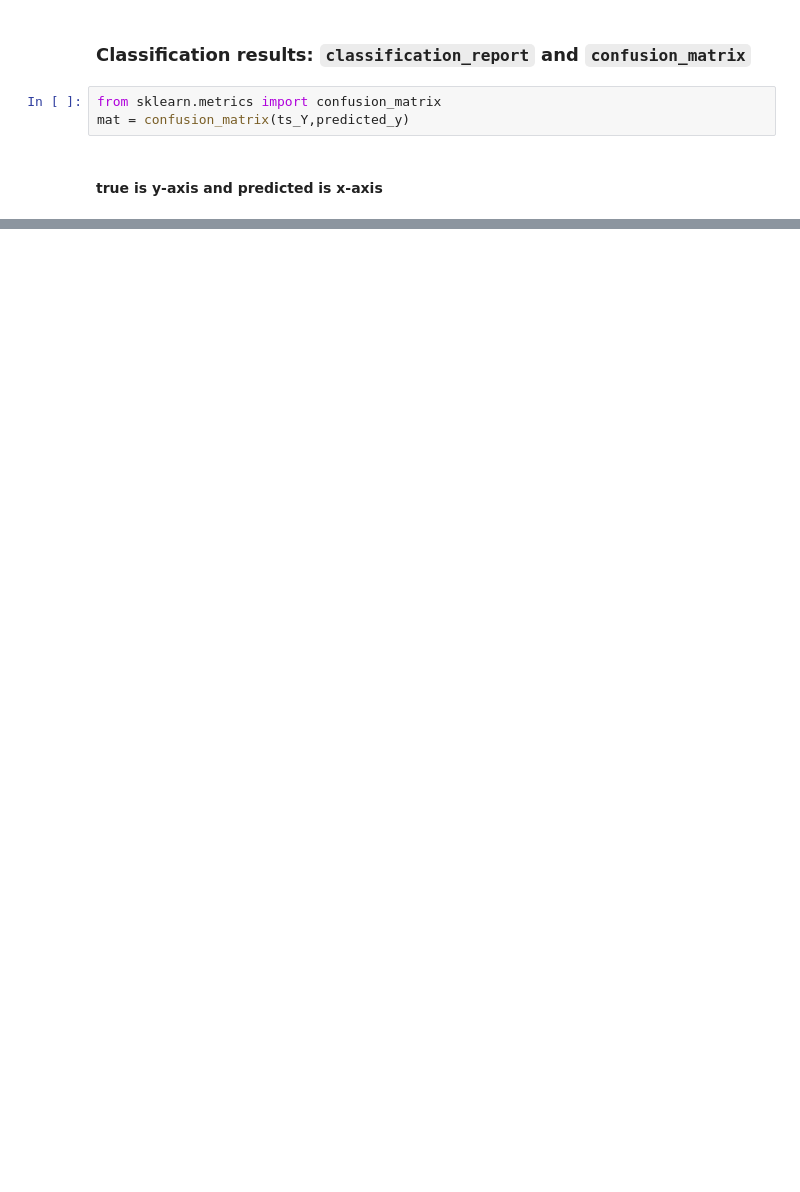
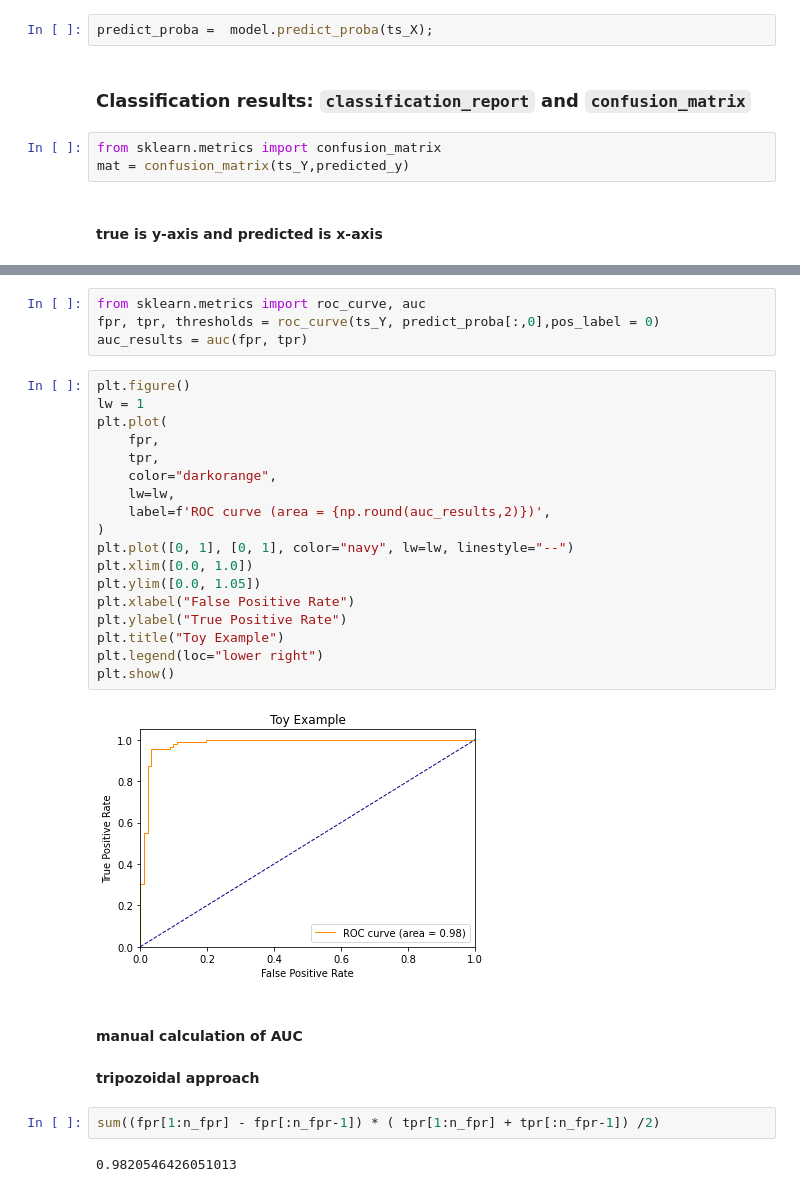
Before and after one commit to Xingchen-Yu/Python_stuff, a Jupyter notebook: sklearn_modeling.ipynb, the cells around one changed output, grey strips where cells are left out. Saved outputs shown, nothing was run; the diff lists cells and outputs as text; blank space fills up the shorter version.

```diff
--- a/sklearn_modeling.ipynb
+++ b/sklearn_modeling.ipynb
@@ -104,6 +104,8 @@ model = GaussianNB()
 tr_X, ts_X, tr_Y, ts_Y = train_test_split(X,y,test_size=0.2,random_state =0)
 model.fit(tr_X, tr_Y)
 predicted_y = model.predict(ts_X);
+# %%
+predict_proba =  model.predict_proba(ts_X);
 # %% [markdown]
 ### Classification results: `classification_report` and `confusion_matrix`
 # %%
@@ -138,0 +159,32 @@ weighted avg       0.98      0.98      0.98       200
+# %%
+from sklearn.metrics import roc_curve, auc
+fpr, tpr, thresholds = roc_curve(ts_Y, predict_proba[:,0],pos_label = 0)
+auc_results = auc(fpr, tpr)
+# %%
+plt.figure()
+lw = 1
+plt.plot(
+    fpr,
+    tpr,
+    color="darkorange",
+    lw=lw,
+    label=f'ROC curve (area = {np.round(auc_results,2)})',
+)
+plt.plot([0, 1], [0, 1], color="navy", lw=lw, linestyle="--")
+plt.xlim([0.0, 1.0])
+plt.ylim([0.0, 1.05])
+plt.xlabel("False Positive Rate")
+plt.ylabel("True Positive Rate")
+plt.title("Toy Example")
+plt.legend(loc="lower right")
+plt.show()
+# %% [output]
+[figure, added]
+# %% [markdown]
+#### manual calculation of AUC
+# %% [markdown]
+__tripozoidal approach__
+# %%
+sum((fpr[1:n_fpr] - fpr[:n_fpr-1]) * ( tpr[1:n_fpr] + tpr[:n_fpr-1]) /2)
+# %% [output]
+0.9820546426051013
```
Also changed, not shown: parts of 6 cells of this notebook.
